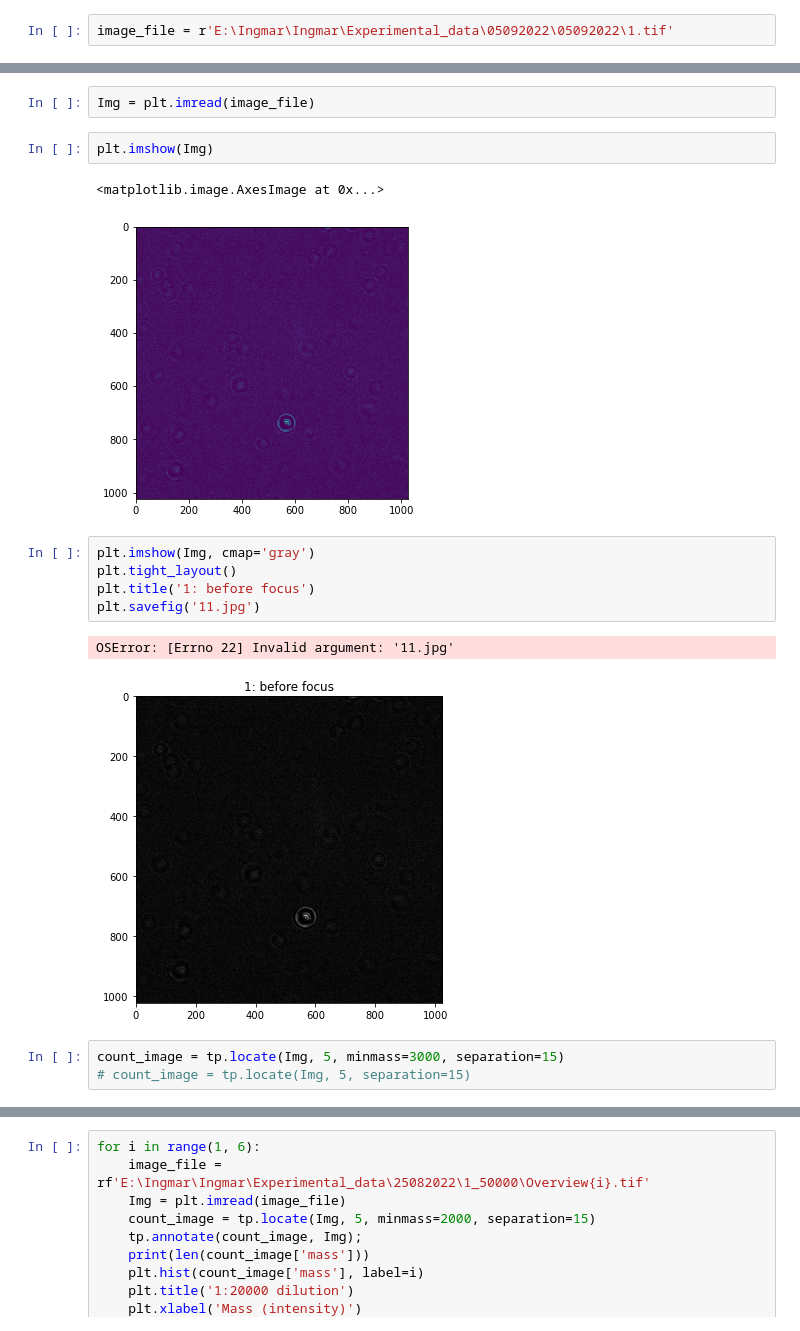
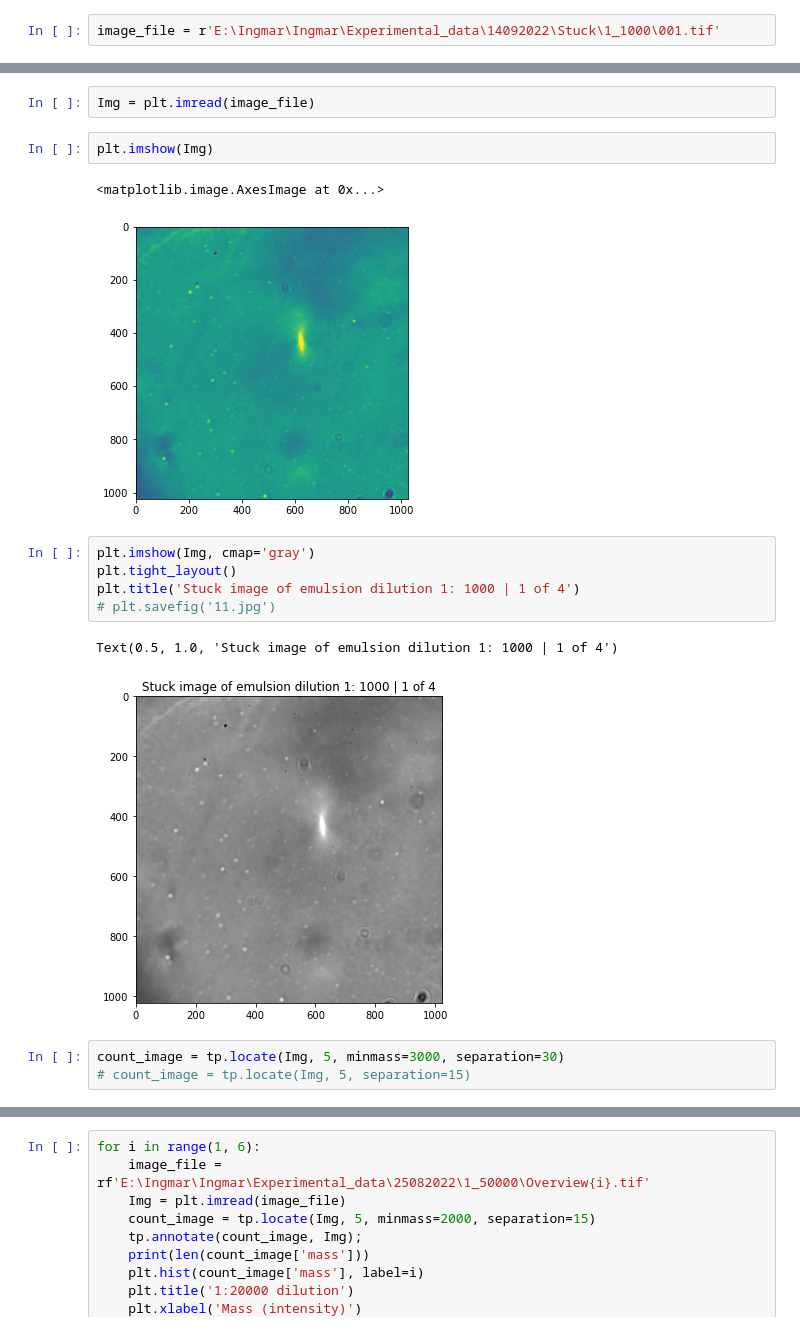
Before and after one commit to nanoepics/epicsjukebox, a Jupyter notebook: Notebooks/Ingmar/AnalysisBF_tif_files.ipynb, the cells around one changed output, grey strips where cells are left out. Saved outputs shown, nothing was run; the diff lists cells and outputs as text.

```diff
--- a/Notebooks/Ingmar/AnalysisBF_tif_files.ipynb
+++ b/Notebooks/Ingmar/AnalysisBF_tif_files.ipynb
@@ -11,7 +11,7 @@ import trackpy as tp
 # %%
 plt.rcParams['figure.figsize'] = (5, 5)
 # %%
-image_file = r'E:\Ingmar\Ingmar\Experimental_data\05092022\05092022\1.tif'
+image_file = r'E:\Ingmar\Ingmar\Experimental_data\14092022\Stuck\1_1000\001.tif'
 # %%
 print(image_file)
 # %% [output]
@@ -25,17 +25,17 @@ Img = plt.imread(image_file)
 plt.imshow(Img)
 # %% [output]
 <matplotlib.image.AxesImage at 0x...>
-[figure, old version]
+[figure, new version]
 # %%
 plt.imshow(Img, cmap='gray')
 plt.tight_layout()
-plt.title('1: before focus')
-plt.savefig('11.jpg')
+plt.title('Stuck image of emulsion dilution 1: 1000 | 1 of 4')
+# plt.savefig('11.jpg')
 # %% [output]
-OSError: [Errno 22] Invalid argument: '11.jpg'
+Text(0.5, 1.0, 'Stuck image of emulsion dilution 1: 1000 | 1 of 4')
-[figure, old version]
+[figure, new version]
 # %%
-count_image = tp.locate(Img, 5, minmass=3000, separation=15)
+count_image = tp.locate(Img, 5, minmass=3000, separation=30)
 # count_image = tp.locate(Img, 5, separation=15)
 # %%
 tp.annotate(count_image, Img);
```
Also changed, not shown: parts of 3 cells of this notebook, 1 other file.
